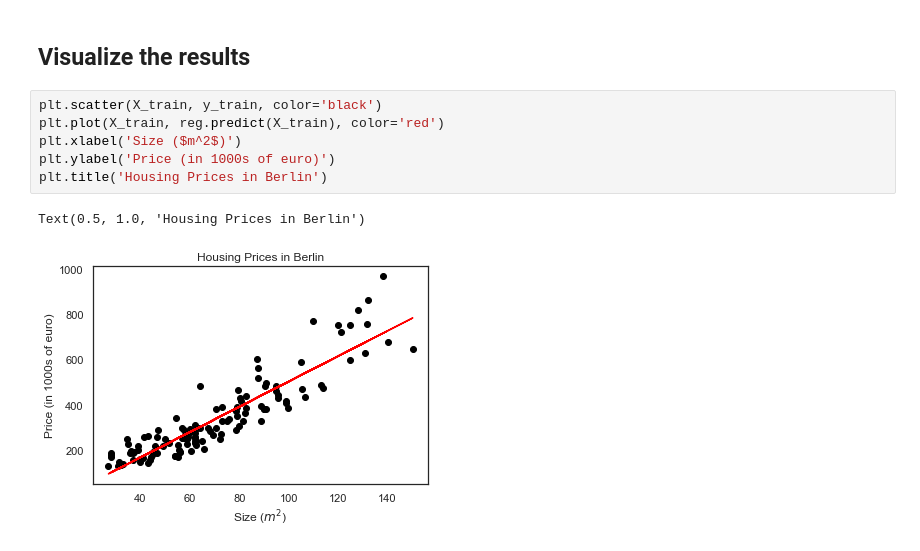
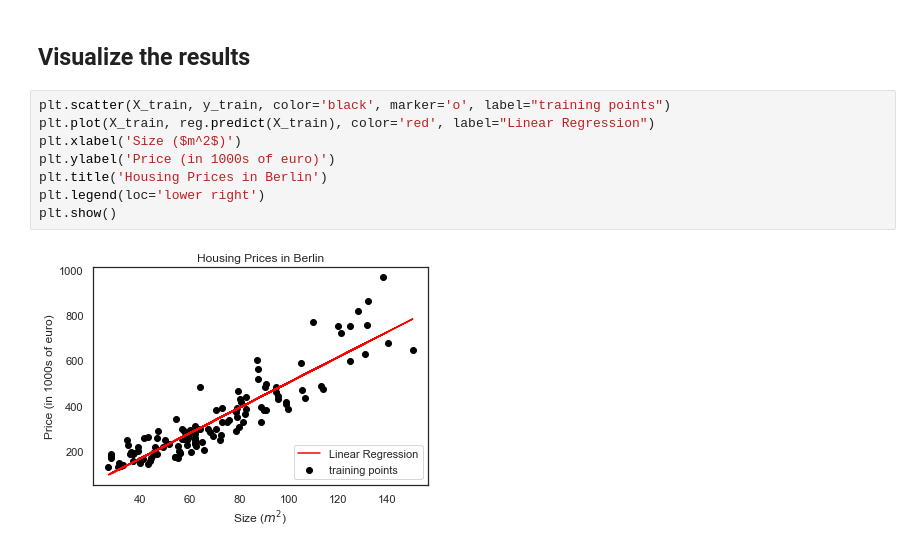
Before and after one commit to rouvenb/Course_ML_for_Exploration_Geophysics, a Jupyter notebook: CC1_1_Introduction_to_Regression.ipynb, the cells around one changed output. Cells and saved outputs as stored; diff of their text form.

```diff
--- a/CC1_1_Introduction_to_Regression.ipynb
+++ b/CC1_1_Introduction_to_Regression.ipynb
@@ -176,11 +204,12 @@ RMSE = 96.53505606589923
 # %% [markdown]
 ## Visualize the results
 # %%
-plt.scatter(X_train, y_train, color='black')
-plt.plot(X_train, reg.predict(X_train), color='red')
+plt.scatter(X_train, y_train, color='black', marker='o', label="training points")
+plt.plot(X_train, reg.predict(X_train), color='red', label="Linear Regression")
 plt.xlabel('Size ($m^2$)')
 plt.ylabel('Price (in 1000s of euro)')
 plt.title('Housing Prices in Berlin')
+plt.legend(loc='lower right')
+plt.show()
 # %% [output]
-Text(0.5, 1.0, 'Housing Prices in Berlin')
-[figure, old version]
+[figure, new version]
```
Also changed, not shown: parts of 5 cells of this notebook, 17 other files.
